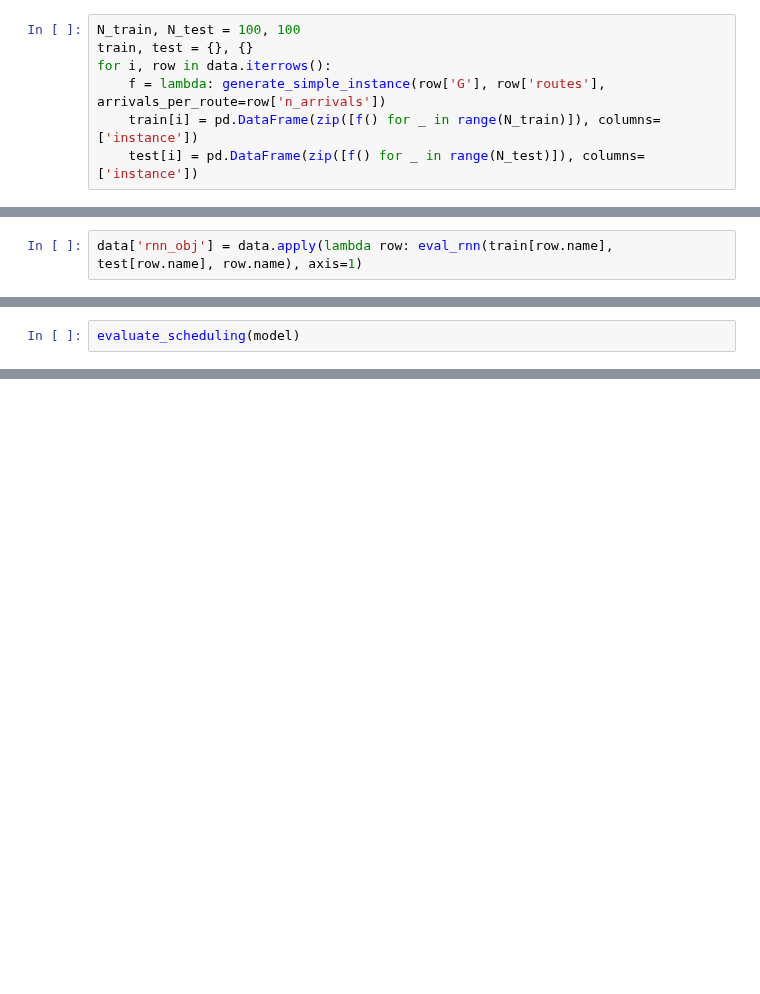
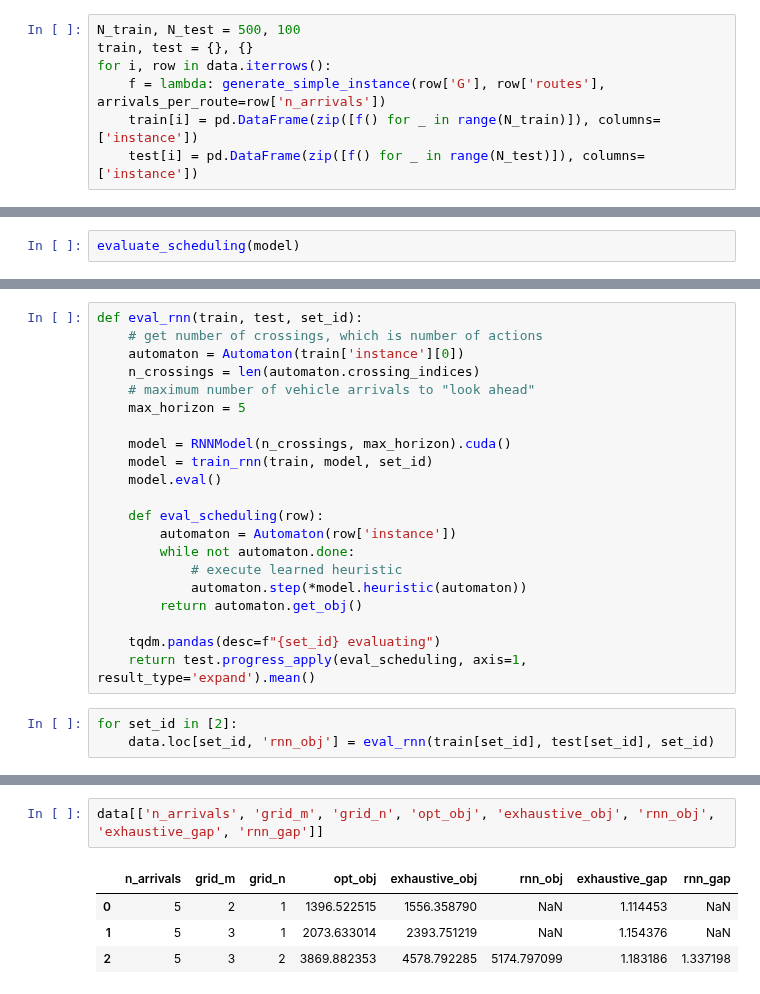
Before and after one commit to jeroenvanriel/traffic-scheduling, a Jupyter notebook: network/imitation_learning.ipynb, the cells around one changed output, grey strips where cells are left out. Cells and saved outputs as stored; diff of their text form; blank space fills up the shorter version.

```diff
--- a/network/imitation_learning.ipynb
+++ b/network/imitation_learning.ipynb
@@ -46,7 +46,7 @@ for i, row in data.iterrows():
 # %% [markdown]
 For each specification, we generate some training instances and some test instances that will be used in the final optimality evaluation.
 # %%
-N_train, N_test = 100, 100
+N_train, N_test = 500, 100
 train, test = {}, {}
 for i, row in data.iterrows():
     f = lambda: generate_simple_instance(row['G'], row['routes'], arrivals_per_route=row['n_arrivals'])
@@ -429,2 +154,0 @@ def eval_rnn(train, test, set_id):
-# %%
-data['rnn_obj'] = data.apply(lambda row: eval_rnn(train[row.name], test[row.name], row.name), axis=1)
@@ -675,0 +623,24 @@ evaluate_scheduling(model)
+# %%
+def eval_rnn(train, test, set_id):
+    # get number of crossings, which is number of actions
+    automaton = Automaton(train['instance'][0])
+    n_crossings = len(automaton.crossing_indices)
+    # maximum number of vehicle arrivals to "look ahead"
+    max_horizon = 5
+
+    model = RNNModel(n_crossings, max_horizon).cuda()
+    model = train_rnn(train, model, set_id)
+    model.eval()
+
+    def eval_scheduling(row):
+        automaton = Automaton(row['instance'])
+        while not automaton.done:
+            # execute learned heuristic
+            automaton.step(*model.heuristic(automaton))
+        return automaton.get_obj()
+
+    tqdm.pandas(desc=f"{set_id} evaluating")
+    return test.progress_apply(eval_scheduling, axis=1, result_type='expand').mean()
+# %%
+for set_id in [2]:
+    data.loc[set_id, 'rnn_obj'] = eval_rnn(train[set_id], test[set_id], set_id)
@@ -675,0 +655,7 @@ evaluate_scheduling(model)
+# %%
+data[['n_arrivals', 'grid_m', 'grid_n', 'opt_obj', 'exhaustive_obj', 'rnn_obj', 'exhaustive_gap', 'rnn_gap']]
+# %% [output]
+|  | n_arrivals | grid_m | grid_n | opt_obj | exhaustive_obj | rnn_obj | exhaustive_gap | rnn_gap |
+| 0 | 5 | 2 | 1 | 1396.522515 | 1556.358790 | NaN | 1.114453 | NaN |
+| 1 | 5 | 3 | 1 | 2073.633014 | 2393.751219 | NaN | 1.154376 | NaN |
+| 2 | 5 | 3 | 2 | 3869.882353 | 4578.792285 | 5174.797099 | 1.183186 | 1.337198 |
```
Also changed, not shown: parts of 32 cells of this notebook, 1 other file.
